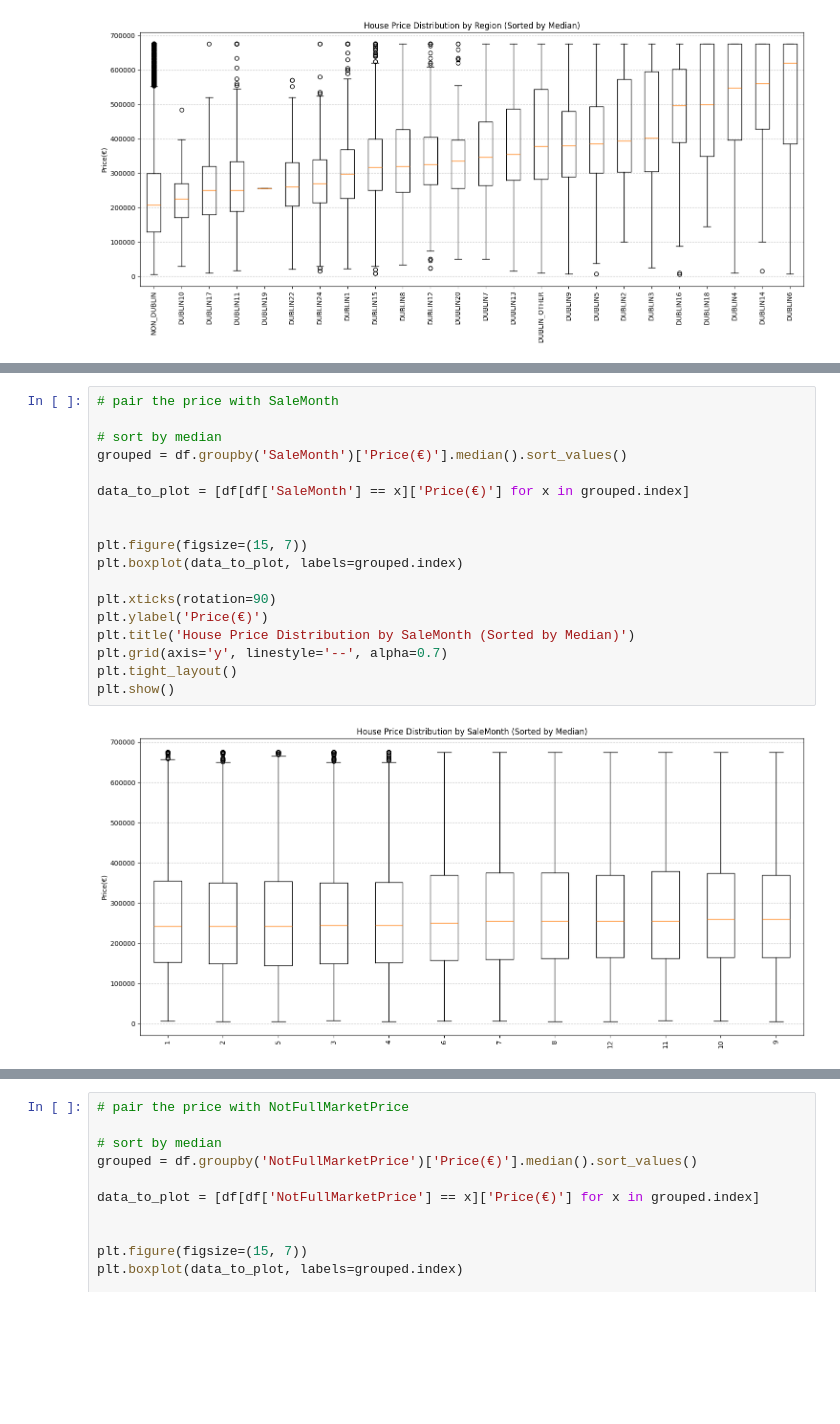
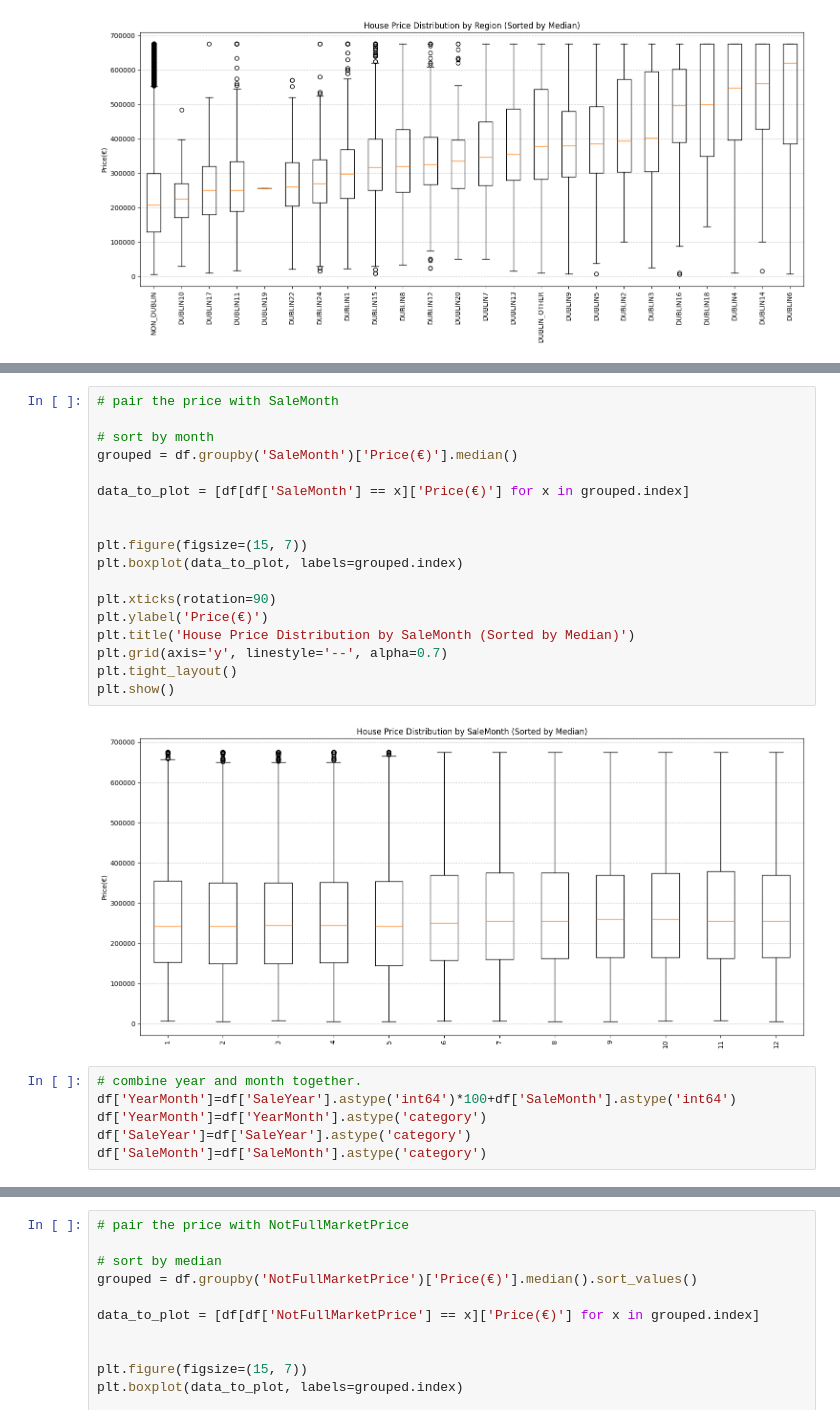
Before and after one commit to wuxiaoli-ucd/Data-Analytics, a Jupyter notebook: feature_paring.ipynb, the cells around one changed output, grey strips where cells are left out. Drawn from its saved outputs; the diff is of its cells as text; blank space fills up the shorter version.

```diff
--- a/feature_paring.ipynb
+++ b/feature_paring.ipynb
@@ -145,20 +145,26 @@ plt.show()
 # %%
 # pair the price with SaleMonth
 
-# sort by median
-grouped = df.groupby('SaleMonth')['Price(€)'].median().sort_values()
+# sort by month
+grouped = df.groupby('SaleMonth')['Price(€)'].median()
 
 data_to_plot = [df[df['SaleMonth'] == x]['Price(€)'] for x in grouped.index]
 
 
 plt.figure(figsize=(15, 7))
 plt.boxplot(data_to_plot, labels=grouped.index)
 
 plt.xticks(rotation=90)
 plt.ylabel('Price(€)')
 plt.title('House Price Distribution by SaleMonth (Sorted by Median)')
 plt.grid(axis='y', linestyle='--', alpha=0.7)
 plt.tight_layout()
 plt.show()
 # %% [output]
-[figure, old version]
+[figure, new version]
+# %%
+# combine year and month together.
+df['YearMonth']=df['SaleYear'].astype('int64')*100+df['SaleMonth'].astype('int64')
+df['YearMonth']=df['YearMonth'].astype('category')
+df['SaleYear']=df['SaleYear'].astype('category')
+df['SaleMonth']=df['SaleMonth'].astype('category')
```
Also changed, not shown: parts of 3 cells of this notebook.
